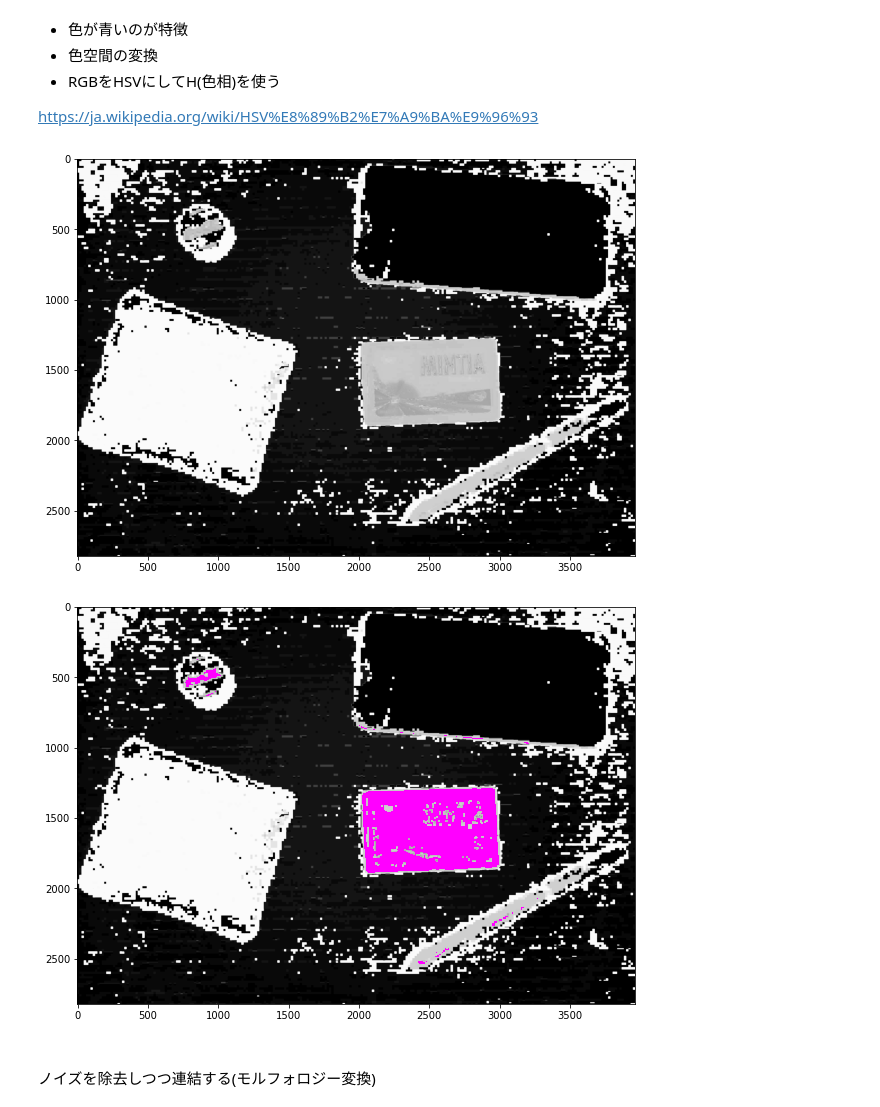
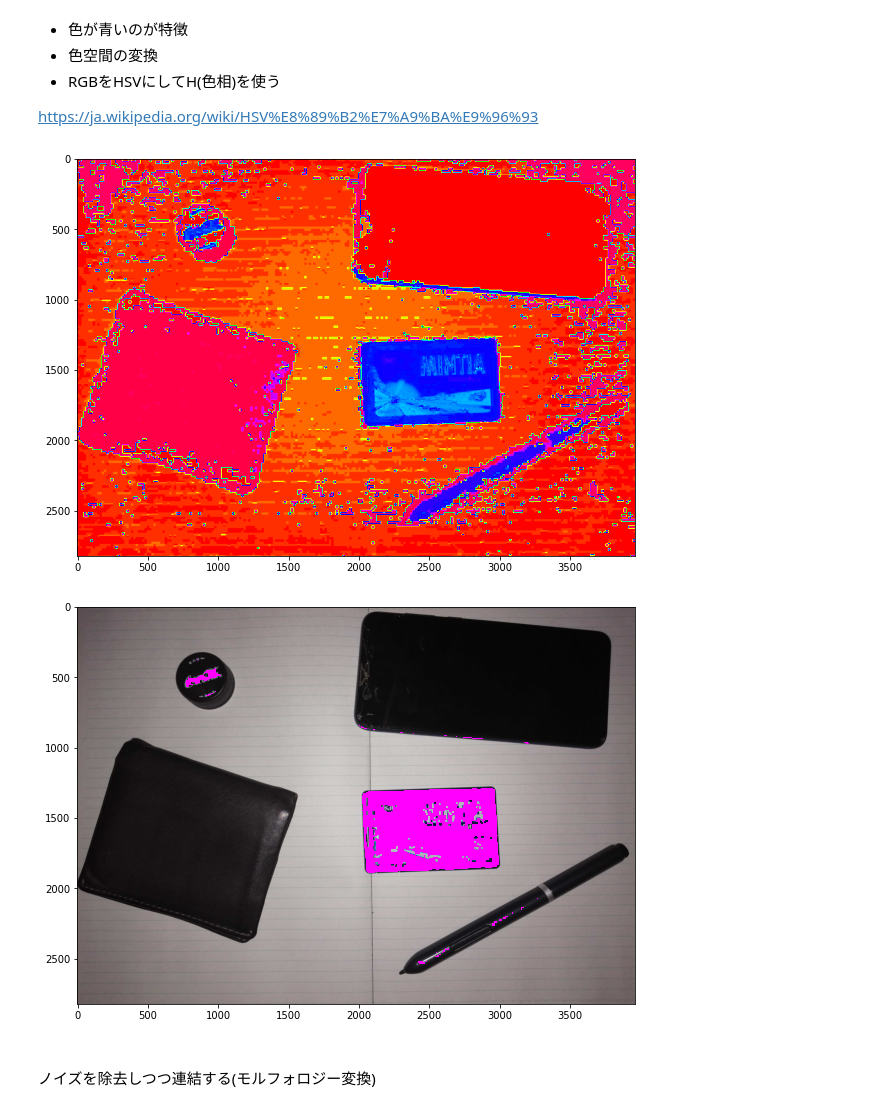
Before and after one commit to fkubota/bunseki_compe_LT_02, a Jupyter notebook: notebook/nb01_opencv.ipynb, the cells around one changed output. Saved outputs shown, nothing was run; the diff lists cells and outputs as text; code cells hidden in the pictures.

```diff
--- a/notebook/nb01_opencv.ipynb
+++ b/notebook/nb01_opencv.ipynb
@@ -319,24 +319,25 @@ img02_h = img02_hsv[:, :, 0]
 # %%
 img = img02_h
 fig = plt.figure(figsize=(10, 10))
 fig.patch.set_facecolor('white')
-plt.imshow(img, cmap="Greys_r")
+# plt.imshow(img, cmap="Greys_r")
+plt.imshow(img, cmap='hsv')
 plt.show()
 # %% [output]
-[figure, old version]
+[figure, new version]
 # %%
 thre, region_h_min = cv2.threshold(img02_h, 90, 1, cv2.THRESH_BINARY_INV)
 thre, region_h_max = cv2.threshold(img02_h, 125, 1, cv2.THRESH_BINARY)
 region_b = (region_h_min == region_h_max).astype(np.uint8)
 
-img = img02_h
+img = img02
 fig = plt.figure(figsize=(10, 10))
 fig.patch.set_facecolor('white')
 plt.imshow(img, cmap="Greys_r")
 plt.imshow(region_b, cmap="spring_r", alpha=region_b)
 plt.show()
 # %% [output]
-[figure, old version]
+[figure, new version]
 # %% [markdown]
 <br>
 ノイズを除去しつつ連結する(モルフォロジー変換)
```
Also changed, not shown: parts of 1 cell of this notebook.
